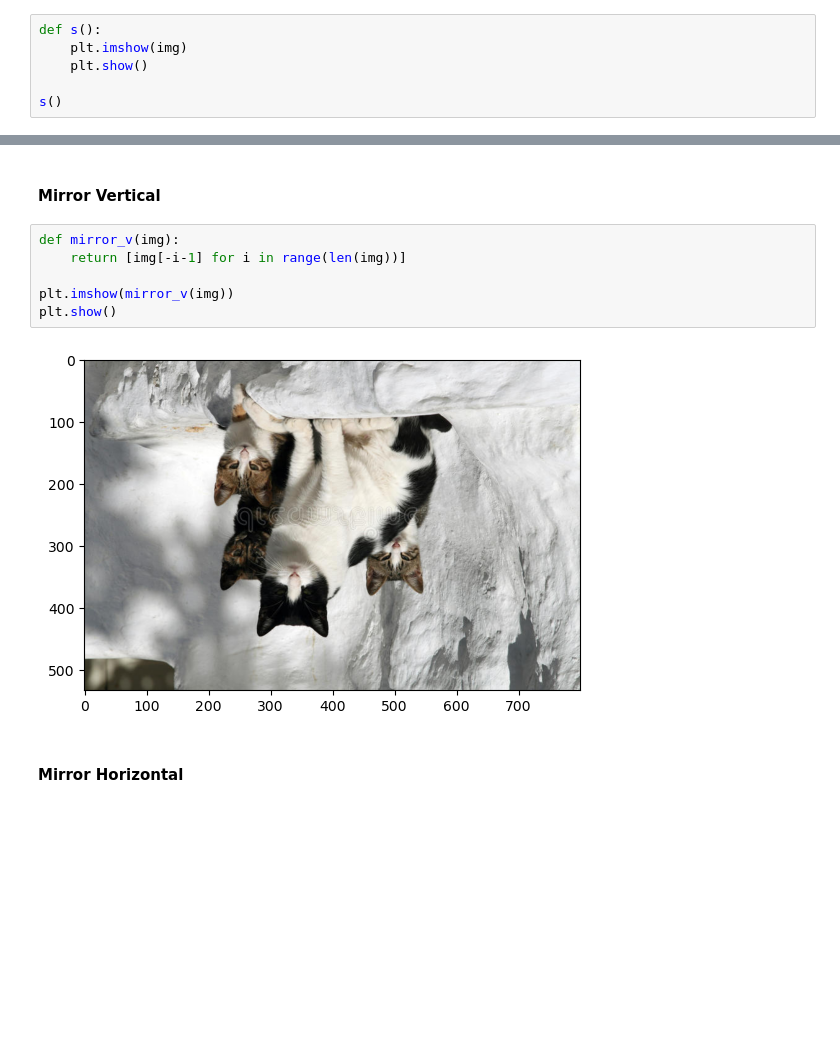
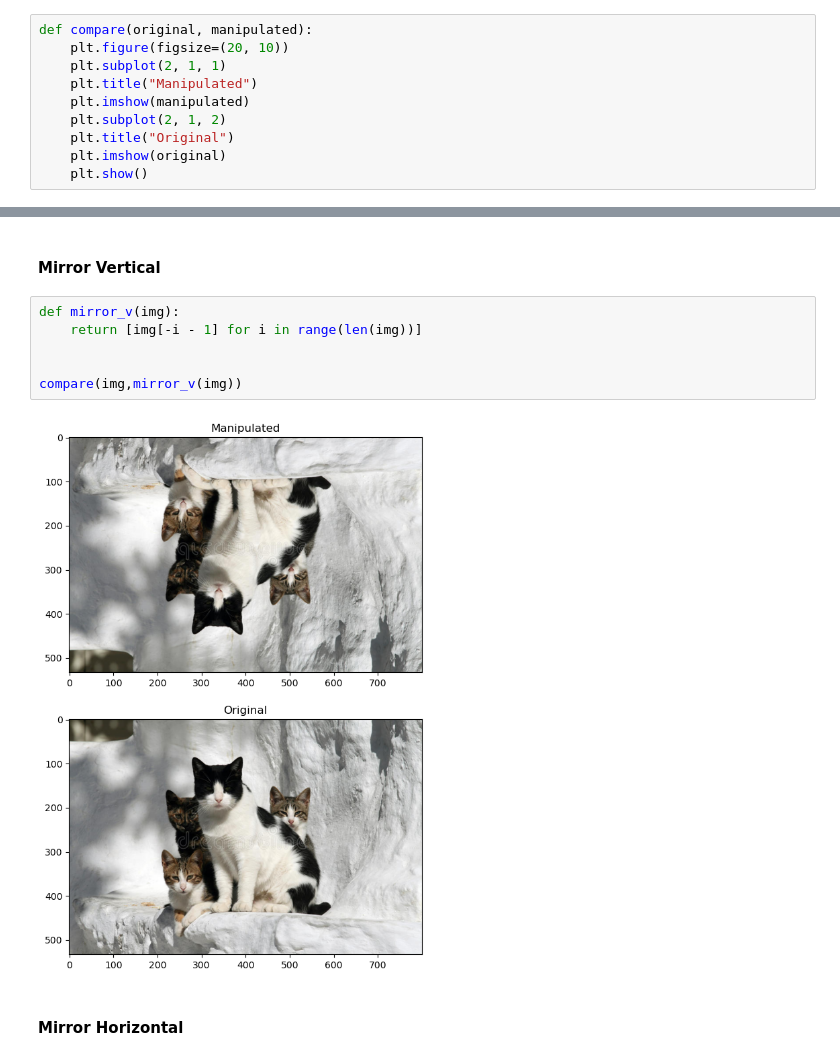
Before and after one commit to parasraorane/Image-Manipulation-using-Python-without-external-libraries, a Jupyter notebook: main.ipynb, the cells around one changed output, grey strips where cells are left out. Cells and saved outputs as stored; diff of their text form; blank space fills up the shorter version.

```diff
--- a/main.ipynb
+++ b/main.ipynb
@@ -16,6 +16,10 @@ img = img.tolist()
 # %%
-def s():
-    plt.imshow(img)
+def compare(original, manipulated):
+    plt.figure(figsize=(20, 10))
+    plt.subplot(2, 1, 1)
+    plt.title("Manipulated")
+    plt.imshow(manipulated)
+    plt.subplot(2, 1, 2)
+    plt.title("Original")
+    plt.imshow(original)
     plt.show()
-
-s()
@@ -128,12 +127,12 @@ plt.show()
 #### Mirror Vertical
 # %%
 def mirror_v(img):
-    return [img[-i-1] for i in range(len(img))]
+    return [img[-i - 1] for i in range(len(img))]
 
-plt.imshow(mirror_v(img))
-plt.show()
+
+compare(img,mirror_v(img))
 # %% [output]
-[figure, old version]
+[figure, new version]
 # %% [markdown]
 #### Mirror Horizontal
 # %%
```
Also changed, not shown: parts of 6 cells of this notebook.
